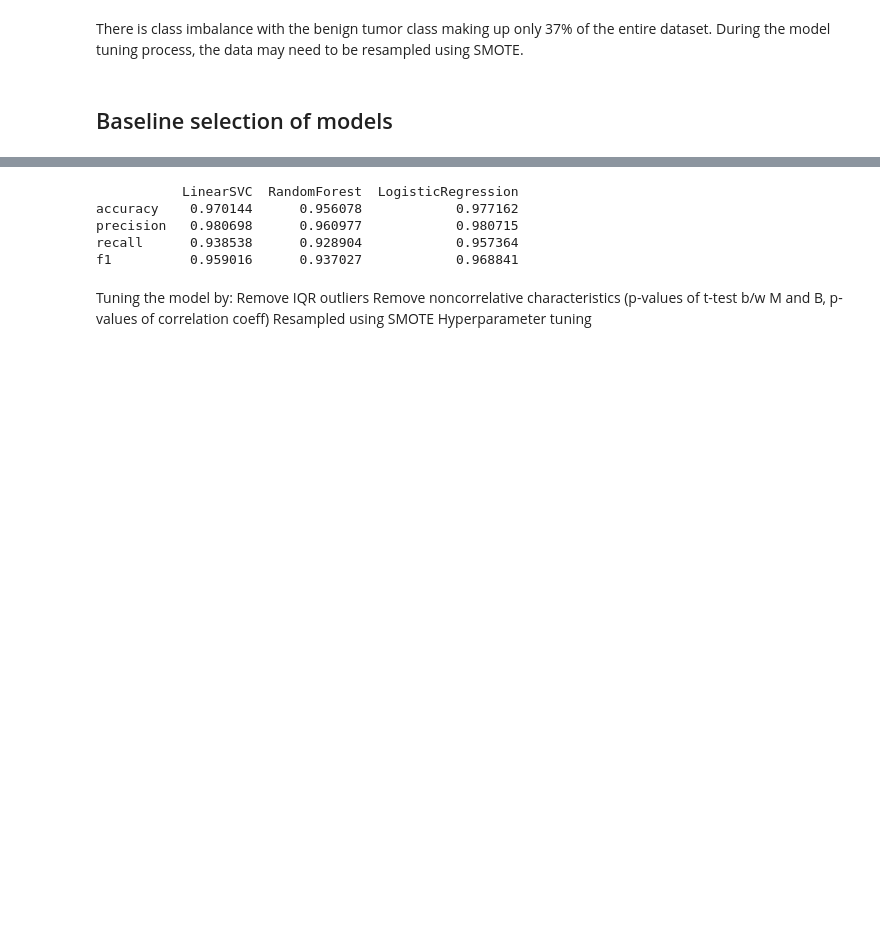
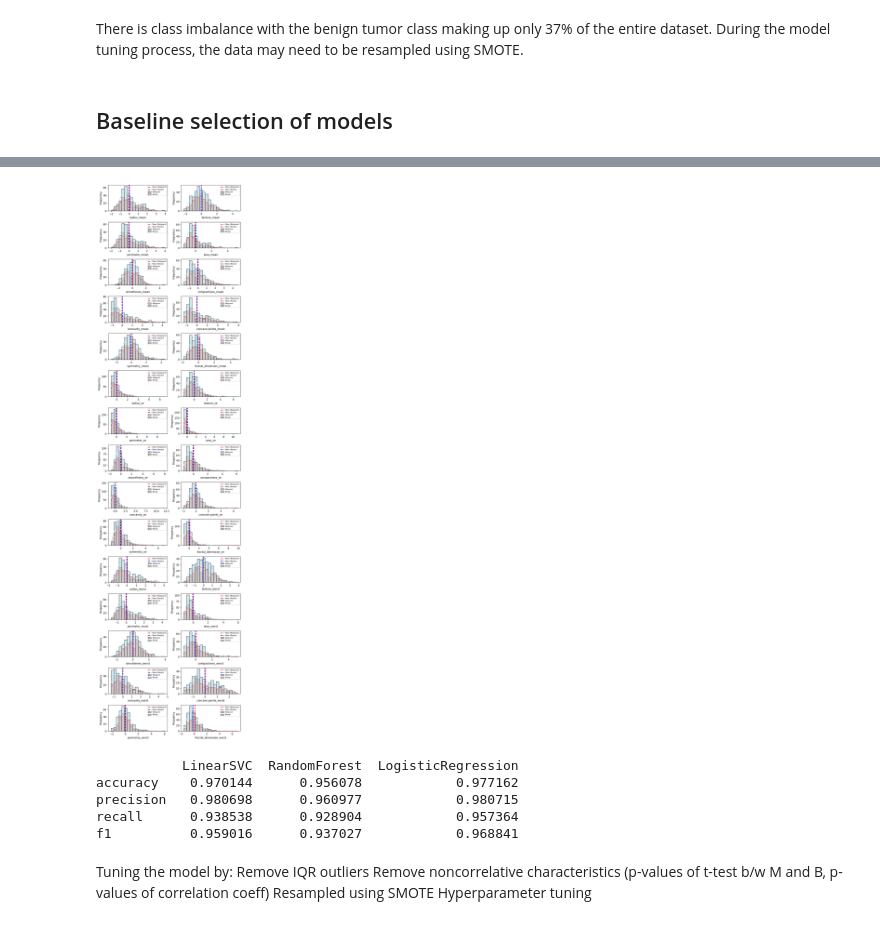
Before and after one commit to calvinyoon/DataScience, a Jupyter notebook: ML Binary Classification Tumor Type.ipynb, the cells around one changed output, grey strips where cells are left out. Drawn from its saved outputs; the diff is of its cells as text; code cells hidden in the pictures; blank space fills up the shorter version.

```diff
--- a/ML Binary Classification Tumor Type.ipynb
+++ b/ML Binary Classification Tumor Type.ipynb
@@ -189,3 +189,8 @@ y = df_shuffled["diagnosis"]
 
 # Split training and testing samples
 X_train, X_test, y_train, y_test = train_test_split(X, y, test_size=0.2)
+# %%
+# Create a DataFrame for scaled X values
+X_scaled = pd.DataFrame(X, columns=df_shuffled.drop(columns="diagnosis").columns)
+df_scaled = pd.concat([X_scaled, y], axis=1)
+df_scaled.head()
@@ -192,3 +205,40 @@ X_train, X_test, y_train, y_test = train_test_split(X, y, test_size=0.2)
+# %%
+# Enumerate through columns and create a histogram for each
+
+# Create subplots
+fig, ax = plt.subplots(ncols=2, nrows=15, figsize=(8,30), dpi=100)
+ax = ax.flatten()
+
+# Plot histograms with Gaussian curve for each column (excluding "diagnosis")
+for i, col in enumerate(df_scaled.drop(columns="diagnosis").columns):
+    # Define data arrays
+    malignant_data = df_scaled[df_scaled["diagnosis"] == 1][col]
+    benign_data = df_scaled[df_scaled["diagnosis"] == 0][col]
+
+    # Calculate common bin edges for the current column
+    combined_data = np.concatenate([malignant_data, benign_data])
+    bin_edges = np.histogram_bin_edges(combined_data, bins=20)
+
+    # Plot histograms
+    sns.histplot(malignant_data, color="salmon", label='Malignant', kde=True, ax=ax[i], bins=bin_edges)
+    sns.histplot(benign_data, color="lightblue", label='Benign', kde=True, ax=ax[i], bins=bin_edges)
+    ax[i].set(xlabel=col, ylabel="Frequency")
+
+    # Calculate mean and IQR outliers
+    mean_malignant = malignant_data.mean()
+    mean_benign = benign_data.mean()
+
+    # Draw vertical lines for mean and IQR outliers
+    ax[i].axvline(mean_malignant, color='red', linestyle='dashed', linewidth=2, label='Mean (Malignant)')
+    ax[i].axvline(mean_benign, color='blue', linestyle='dashed', linewidth=2, label='Mean (Benign)')
+
+    # Legend
+    ax[i].legend(fontsize=6)
+
+plt.tight_layout()
+plt.show()
+# %% [output]
+[figure, added]
 # %%
 # <100K samples
 # recommend LinearSVC, KNeighbors Classifer by Scikit Learn
```
Also changed, not shown: parts of 1 cell of this notebook.
